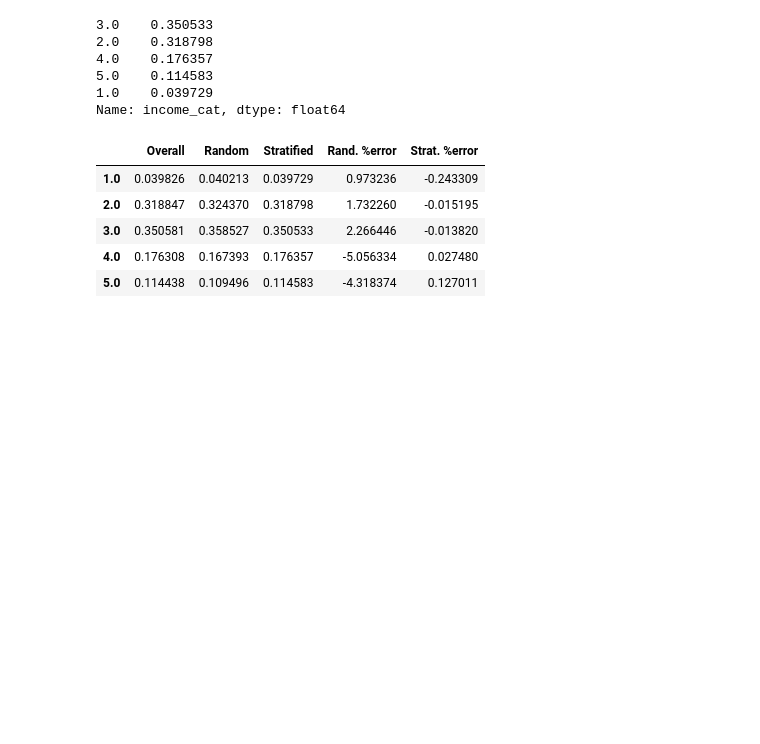
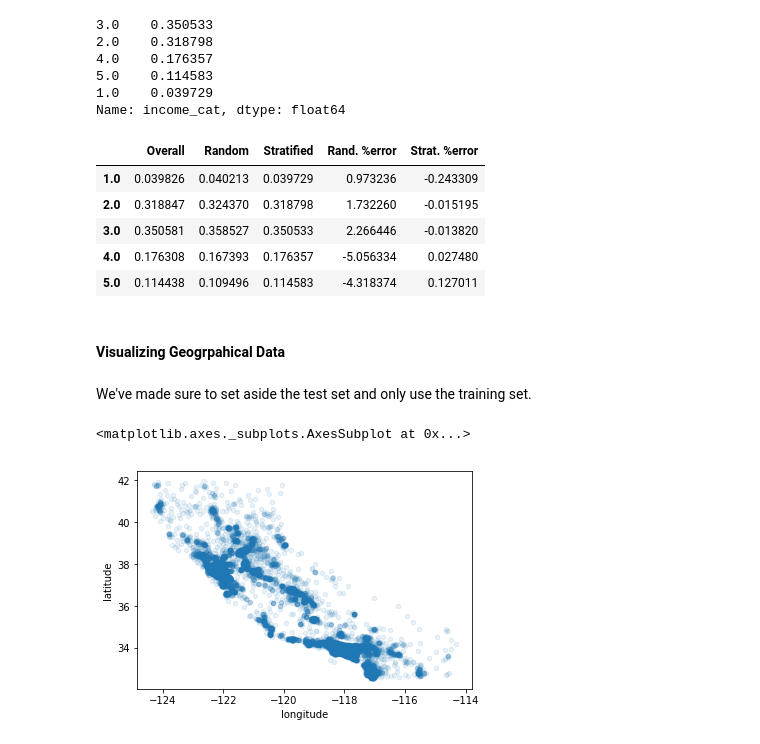
Before and after one commit to marytaylor/Hands-On-Machine-Learning-With-Scikit-Learn-And-TensorFlow, a Jupyter notebook: Chapter 2 - End-to-End Machine Learning Project.ipynb, the cells around one changed output. Cells and saved outputs as stored; diff of their text form; code cells hidden in the pictures; blank space fills up the shorter version.

Commit message:
created visualizations of location and housing cost

```diff
--- a/Chapter 2 - End-to-End Machine Learning Project.ipynb
+++ b/Chapter 2 - End-to-End Machine Learning Project.ipynb
@@ -249,0 +251,14 @@ for set_ in
+# %% [markdown]
+#### Visualizing Geogrpahical Data
+# %% [markdown]
+We've made sure to set aside the test set and only use the training set.
+# %%
+# make copy of set so we can play with it without harming the training set
+housing = strat_train_set.copy()
+# %%
+# create scatterplot to visualize the districts
+housing.plot(kind="scatter", x="longitude", y="latitude", alpha=0.1)
+# setting alpha makes it easier to see high density areas
+# %% [output]
+<matplotlib.axes._subplots.AxesSubplot at 0x...>
+[figure, added]
```
Also changed, not shown: parts of 2 cells of this notebook.
